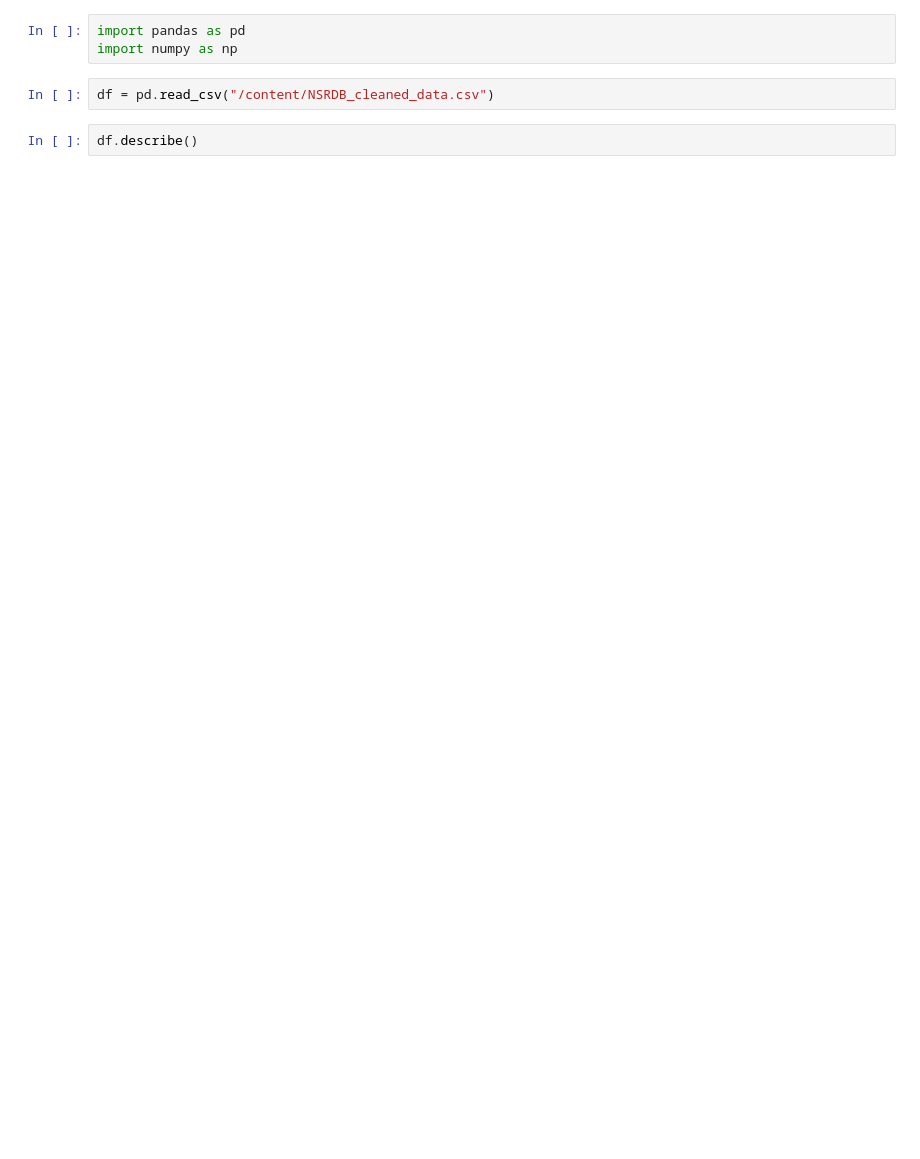
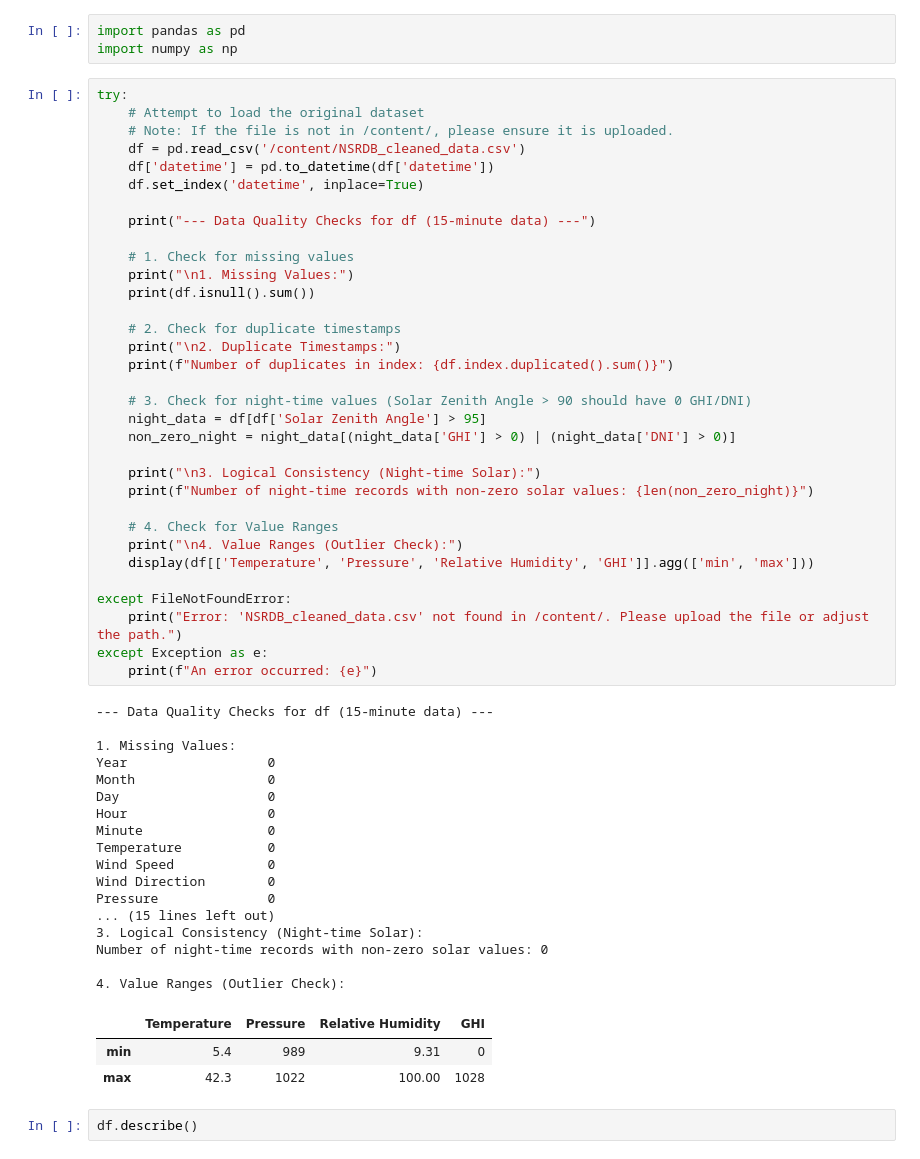
Before and after one commit to Swadhin14/Synapse, a Jupyter notebook: nsrdb_data_prepfirst2years(final).ipynb, the cells around one changed output. Saved outputs shown, nothing was run; the diff lists cells and outputs as text; blank space fills up the shorter version.

```diff
--- a/nsrdb_data_prepfirst2years(final).ipynb
+++ b/nsrdb_data_prepfirst2years(final).ipynb
@@ -3,8 +3,60 @@
 # %%
 import pandas as pd
 import numpy as np
-# %%
-df = pd.read_csv("/content/NSRDB_cleaned_data.csv")
+# %%
+try:
+    # Attempt to load the original dataset
+    # Note: If the file is not in /content/, please ensure it is uploaded.
+    df = pd.read_csv('/content/NSRDB_cleaned_data.csv')
+    df['datetime'] = pd.to_datetime(df['datetime'])
+    df.set_index('datetime', inplace=True)
+
+    print("--- Data Quality Checks for df (15-minute data) ---")
+
+    # 1. Check for missing values
+    print("\n1. Missing Values:")
+    print(df.isnull().sum())
+
+    # 2. Check for duplicate timestamps
+    print("\n2. Duplicate Timestamps:")
+    print(f"Number of duplicates in index: {df.index.duplicated().sum()}")
+
+    # 3. Check for night-time values (Solar Zenith Angle > 90 should have 0 GHI/DNI)
+    night_data = df[df['Solar Zenith Angle'] > 95]
+    non_zero_night = night_data[(night_data['GHI'] > 0) | (night_data['DNI'] > 0)]
+
+    print("\n3. Logical Consistency (Night-time Solar):")
+    print(f"Number of night-time records with non-zero solar values: {len(non_zero_night)}")
+
+    # 4. Check for Value Ranges
+    print("\n4. Value Ranges (Outlier Check):")
+    display(df[['Temperature', 'Pressure', 'Relative Humidity', 'GHI']].agg(['min', 'max']))
+
+except FileNotFoundError:
+    print("Error: 'NSRDB_cleaned_data.csv' not found in /content/. Please upload the file or adjust the path.")
+except Exception as e:
+    print(f"An error occurred: {e}")
+# %% [output]
+--- Data Quality Checks for df (15-minute data) ---
+
+1. Missing Values:
+Year                  0
+Month                 0
+Day                   0
+Hour                  0
+Minute                0
+Temperature           0
+Wind Speed            0
+Wind Direction        0
+Pressure              0
+... (15 lines left out)
+3. Logical Consistency (Night-time Solar):
+Number of night-time records with non-zero solar values: 0
+
+4. Value Ranges (Outlier Check):
+|  | Temperature | Pressure | Relative Humidity | GHI |
+| min | 5.4 | 989 | 9.31 | 0 |
+| max | 42.3 | 1022 | 100.00 | 1028 |
 # %%
 df.describe()
 # %% [output]
```
Also changed, not shown: parts of 18 cells of this notebook.
